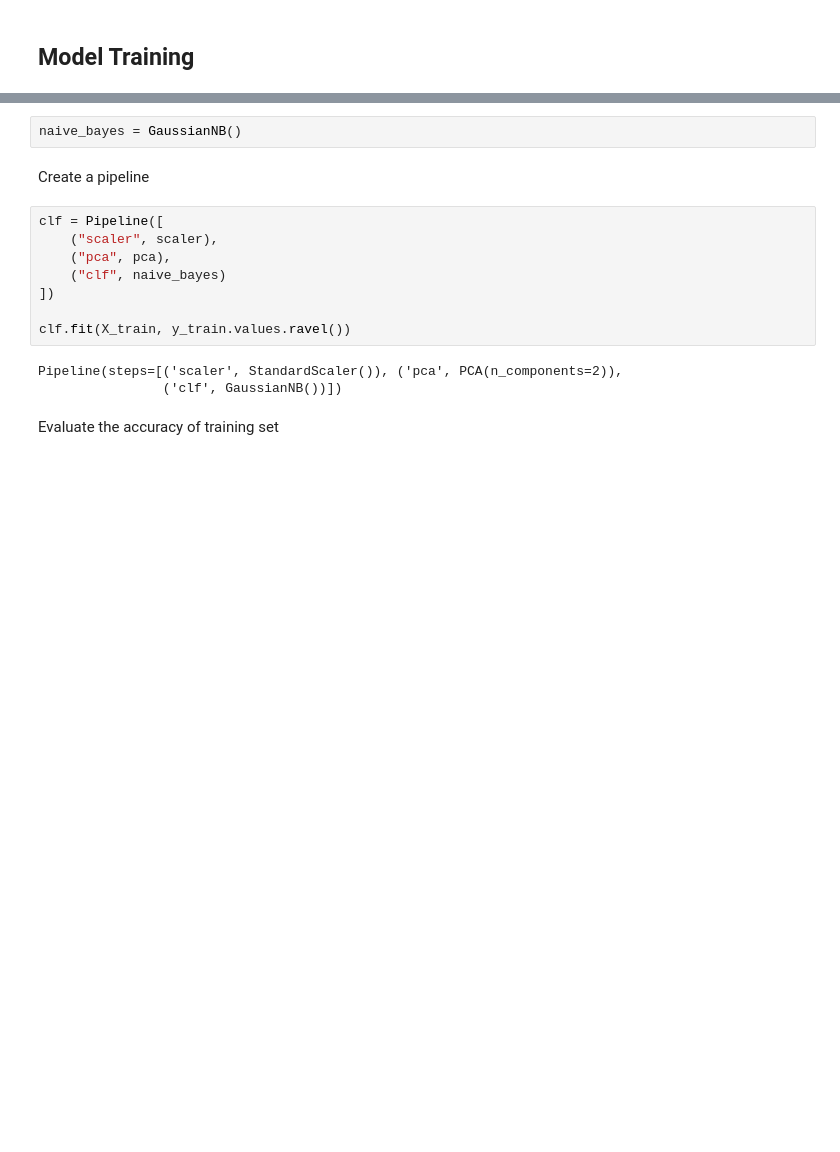
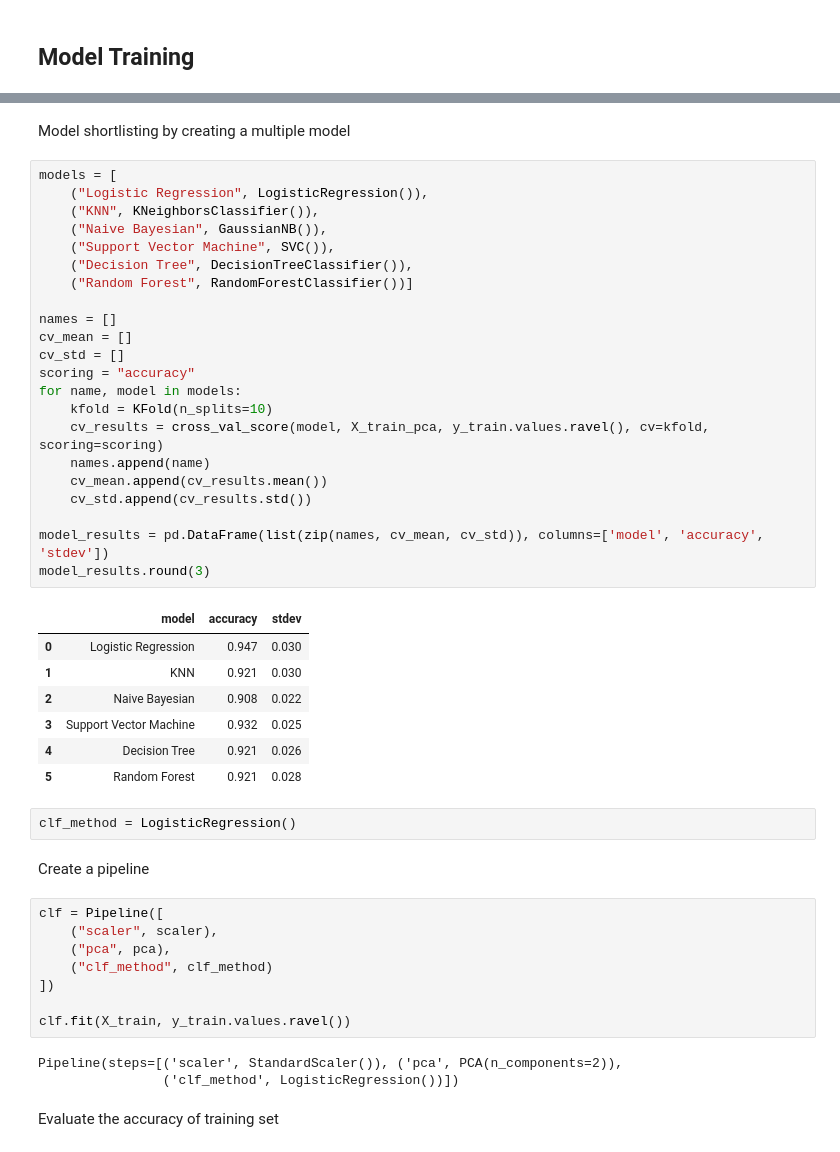
Before and after one commit to trizkynoviandy/breast-cancer-classification, a Jupyter notebook: breast_cancer_classification.ipynb, the cells around one changed output, grey strips where cells are left out. Cells and saved outputs as stored; diff of their text form; blank space fills up the shorter version.

```diff
--- a/breast_cancer_classification.ipynb
+++ b/breast_cancer_classification.ipynb
@@ -168,18 +162,50 @@ Use the naive bayes algorithm to train the prediction model
-# %%
-naive_bayes = GaussianNB()
+# %% [markdown]
+Model shortlisting by creating a multiple model
+# %%
+models = [
+    ("Logistic Regression", LogisticRegression()),
+    ("KNN", KNeighborsClassifier()),
+    ("Naive Bayesian", GaussianNB()),
+    ("Support Vector Machine", SVC()),
+    ("Decision Tree", DecisionTreeClassifier()),
+    ("Random Forest", RandomForestClassifier())]
+
+names = []
+cv_mean = []
+cv_std = []
+scoring = "accuracy"
+for name, model in models:
+    kfold = KFold(n_splits=10)
+    cv_results = cross_val_score(model, X_train_pca, y_train.values.ravel(), cv=kfold, scoring=scoring)
+    names.append(name)
+    cv_mean.append(cv_results.mean())
+    cv_std.append(cv_results.std())
+
+model_results = pd.DataFrame(list(zip(names, cv_mean, cv_std)), columns=['model', 'accuracy', 'stdev'])
+model_results.round(3)
+# %% [output]
+|  | model | accuracy | stdev |
+| 0 | Logistic Regression | 0.947 | 0.030 |
+| 1 | KNN | 0.921 | 0.030 |
+| 2 | Naive Bayesian | 0.908 | 0.022 |
+| 3 | Support Vector Machine | 0.932 | 0.025 |
+| 4 | Decision Tree | 0.921 | 0.026 |
+| 5 | Random Forest | 0.921 | 0.028 |
+# %%
+clf_method = LogisticRegression()
 # %% [markdown]
 Create a pipeline
 # %%
 clf = Pipeline([
     ("scaler", scaler),
     ("pca", pca),
-    ("clf", naive_bayes)
+    ("clf_method", clf_method)
 ])
 
 clf.fit(X_train, y_train.values.ravel())
 # %% [output]
 Pipeline(steps=[('scaler', StandardScaler()), ('pca', PCA(n_components=2)),
-                ('clf', GaussianNB())])
+                ('clf_method', LogisticRegression())])
 # %% [markdown]
 Evaluate the accuracy of training set
 # %%
```
Also changed, not shown: parts of 13 cells of this notebook.
